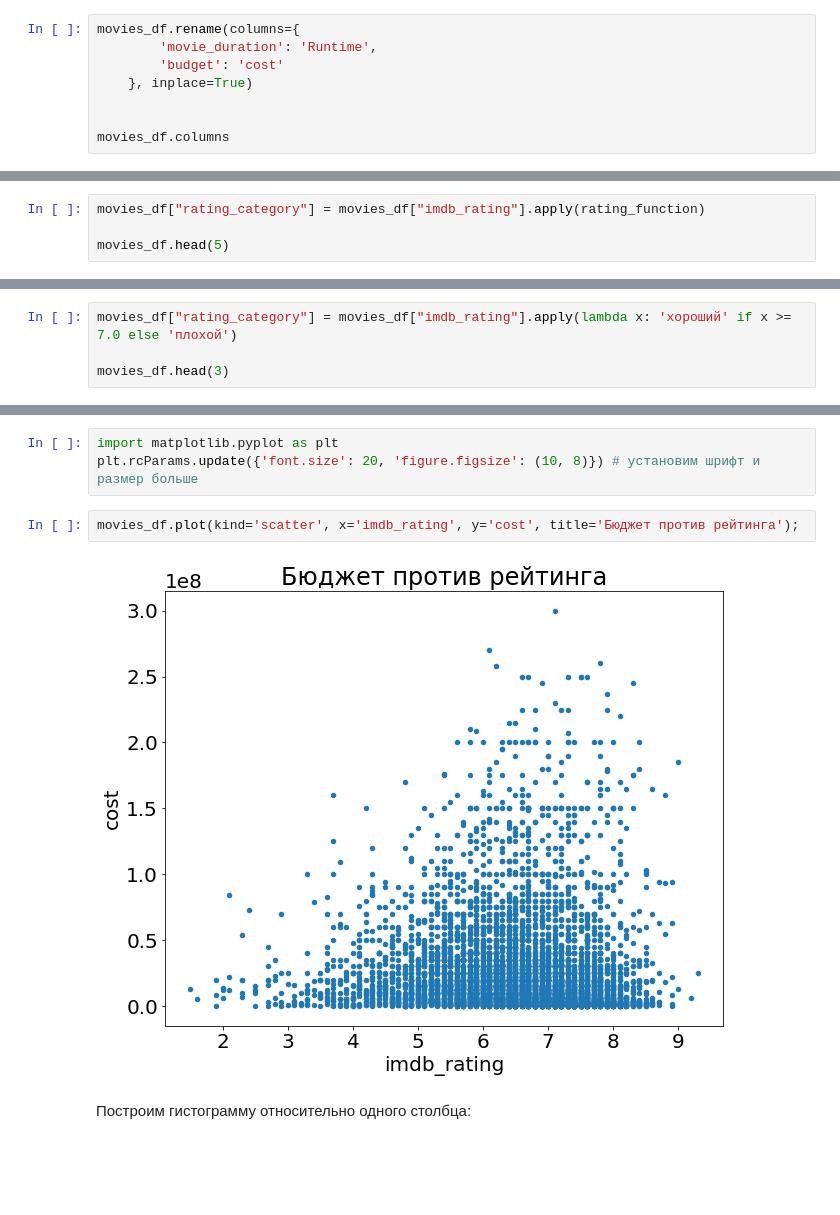
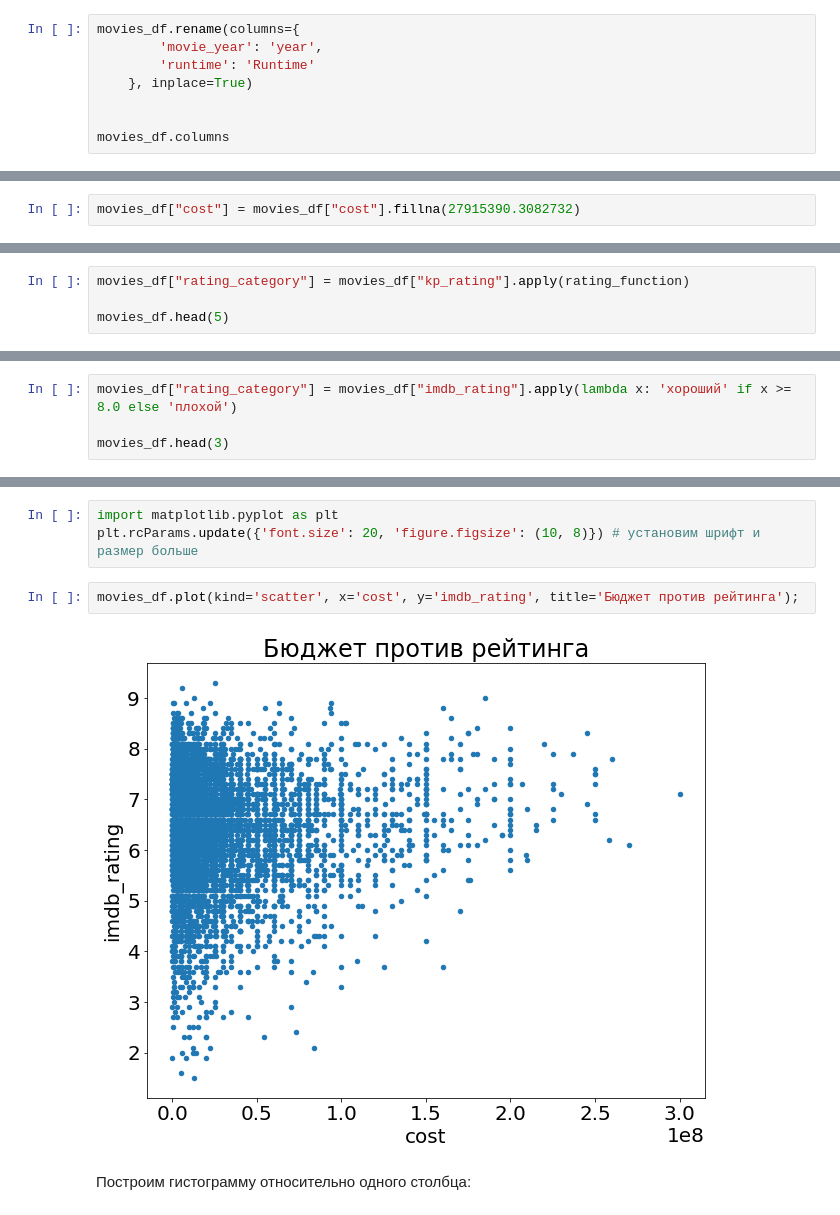
Before and after one commit to TimofeyKorzh/NTOEd, a Jupyter notebook: lec1/notebook.ipynb, the cells around one changed output, grey strips where cells are left out. Drawn from its saved outputs; the diff is of its cells as text; blank space fills up the shorter version.

Commit message:
image lec added

```diff
--- a/lec1/notebook.ipynb
+++ b/lec1/notebook.ipynb
@@ -217,8 +236,8 @@ Index(['Movie_id', 'Name_rus', 'kp_rating', 'runtime', 'kp_rating_count',
 Используя `.rename()` мы можем переназвать конкретные столбцы передав `dict`:
 # %%
 movies_df.rename(columns={
-        'movie_duration': 'Runtime',
-        'budget': 'cost'
+        'movie_year': 'year',
+        'runtime': 'Runtime'
     }, inplace=True)
 
 
@@ -376,3 +399,5 @@ cost_mean = cost.mean()
 cost_mean
 # %% [output]
 27915390.3082732
+# %%
+movies_df["cost"] = movies_df["cost"].fillna(27915390.3082732)
@@ -628,7 +712,7 @@ def rating_function(x):
     else:
         return "плохой"
 # %%
-movies_df["rating_category"] = movies_df["imdb_rating"].apply(rating_function)
+movies_df["rating_category"] = movies_df["kp_rating"].apply(rating_function)
 
 movies_df.head(5)
 # %% [output]
@@ -642,7 +726,7 @@ movies_df.head(5)
 # %% [markdown]
 Точно так же можно использовать и лямда-функции.
 # %%
-movies_df["rating_category"] = movies_df["imdb_rating"].apply(lambda x: 'хороший' if x >= 7.0 else 'плохой')
+movies_df["rating_category"] = movies_df["imdb_rating"].apply(lambda x: 'хороший' if x >= 8.0 else 'плохой')
 
 movies_df.head(3)
 # %% [output]
@@ -659,9 +743,9 @@ movies_df.head(3)
 import matplotlib.pyplot as plt
 plt.rcParams.update({'font.size': 20, 'figure.figsize': (10, 8)}) # установим шрифт и размер больше
 # %%
-movies_df.plot(kind='scatter', x='imdb_rating', y='cost', title='Бюджет против рейтинга');
+movies_df.plot(kind='scatter', x='cost', y='imdb_rating', title='Бюджет против рейтинга');
 # %% [output]
-[figure, old version]
+[figure, new version]
 # %% [markdown]
 Построим гистограмму относительно одного столбца:
 # %%
```
Also changed, not shown: parts of 18 cells of this notebook, 5 other files.
